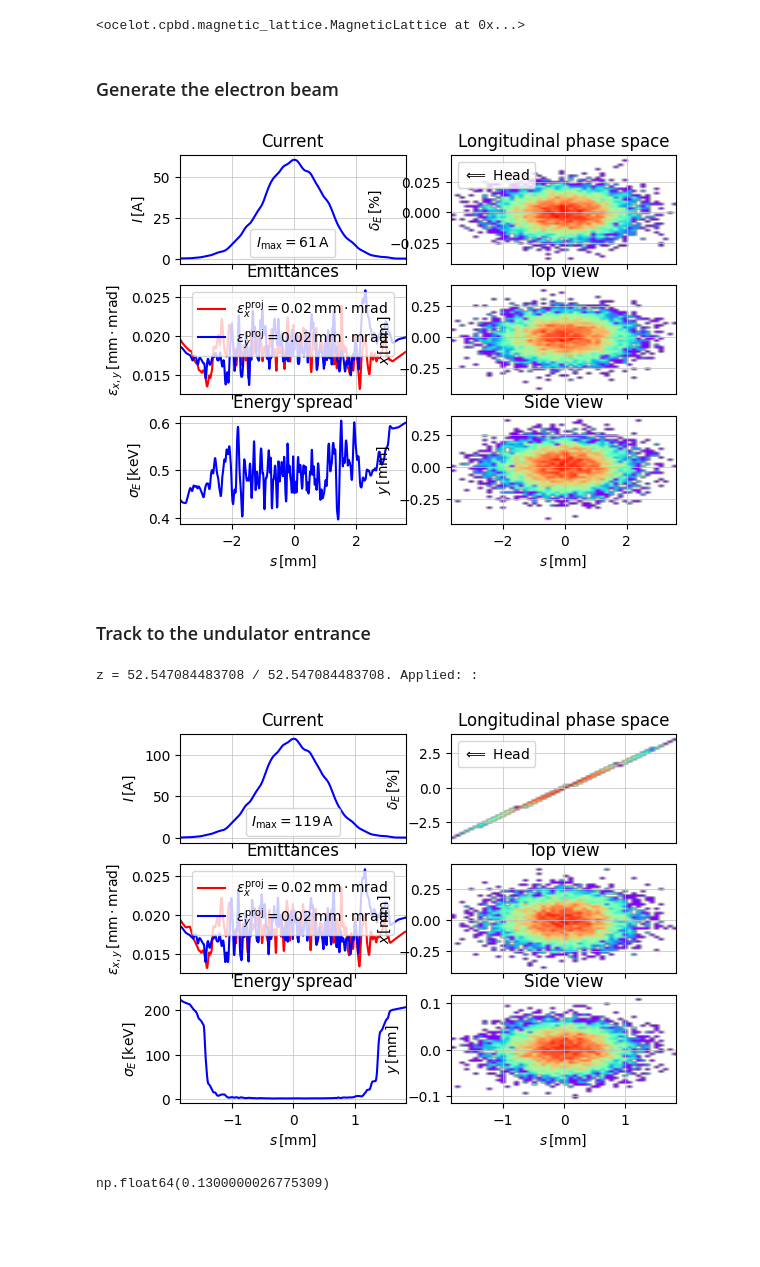
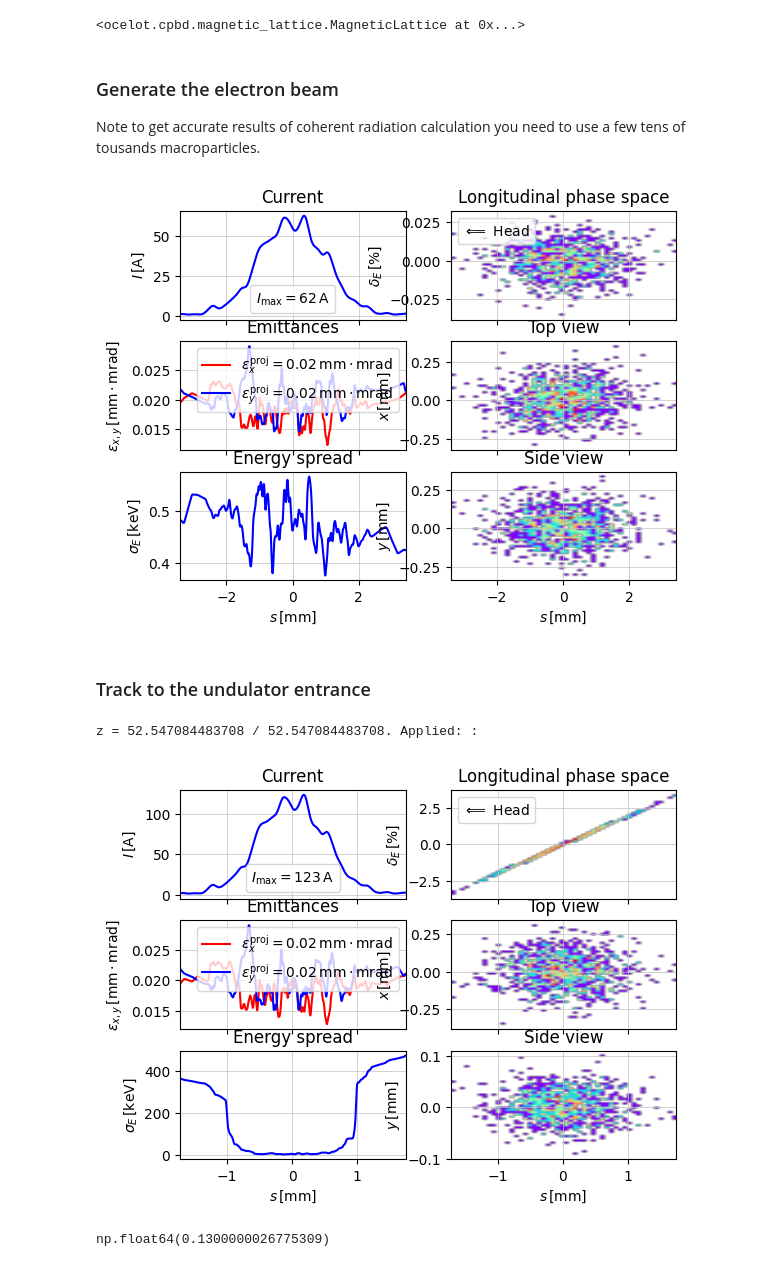
Before and after one commit to Kwasniok/ocelot, a Jupyter notebook: demos/ipython_tutorials/9_thz_source.ipynb, the cells around one changed output. Drawn from its saved outputs; the diff is of its cells as text; code cells hidden in the pictures; blank space fills up the shorter version.

```diff
--- a/demos/ipython_tutorials/9_thz_source.ipynb
+++ b/demos/ipython_tutorials/9_thz_source.ipynb
@@ -300,18 +300,19 @@ c3.phi = phi13
 lat.update_transfer_maps()
 # %% [output]
 <ocelot.cpbd.magnetic_lattice.MagneticLattice at 0x...>
-# %% [markdown]
-### Generate the electron beam
+# %% [markdown]
+### Generate the electron beam
+Note to get accurate results of coherent radiation calculation you need to use a few tens of tousands macroparticles.
 # %%
 np.random.seed(30)
 parray = generate_parray(sigma_x=0.0001, sigma_px=2e-05, sigma_y=None, sigma_py=None,
                          sigma_tau=0.001, sigma_p=0.0001, chirp=0.0, charge=0.5e-09,
-                         nparticles=30000, energy=0.005, tau_trunc=None, shape="gauss")
+                         nparticles=1000, energy=0.005, tau_trunc=None, shape="gauss")
 
 show_e_beam(parray,nparts_in_slice=50,smooth_param=0.1, nbins_x=50, nbins_y=50, nfig=10)
 plt.show()
 # %% [output]
-[figure, old version]
+[figure, new version]
 # %% [markdown]
 ### Track to the undulator entrance
 # %%
@@ -321,7 +322,7 @@ show_e_beam(parray, nparts_in_slice=50,smooth_param=0.1, nbins_x=50, nbins_y=50,
 plt.show()
 # %% [output]
 z = 52.547084483708 / 52.547084483708. Applied: :
-[figure, old version]
+[figure, new version]
 # %%
 parray.E
 # %% [output]
```
Also changed, not shown: parts of 3 cells of this notebook.
